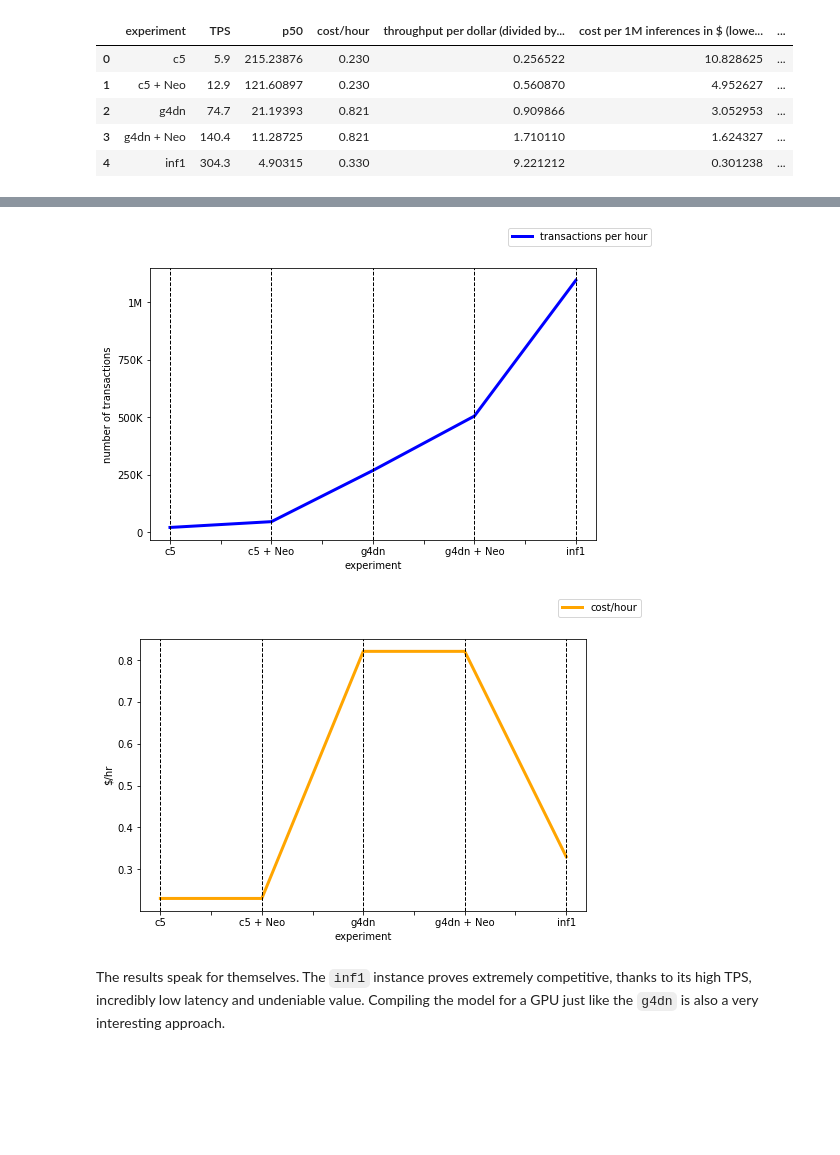
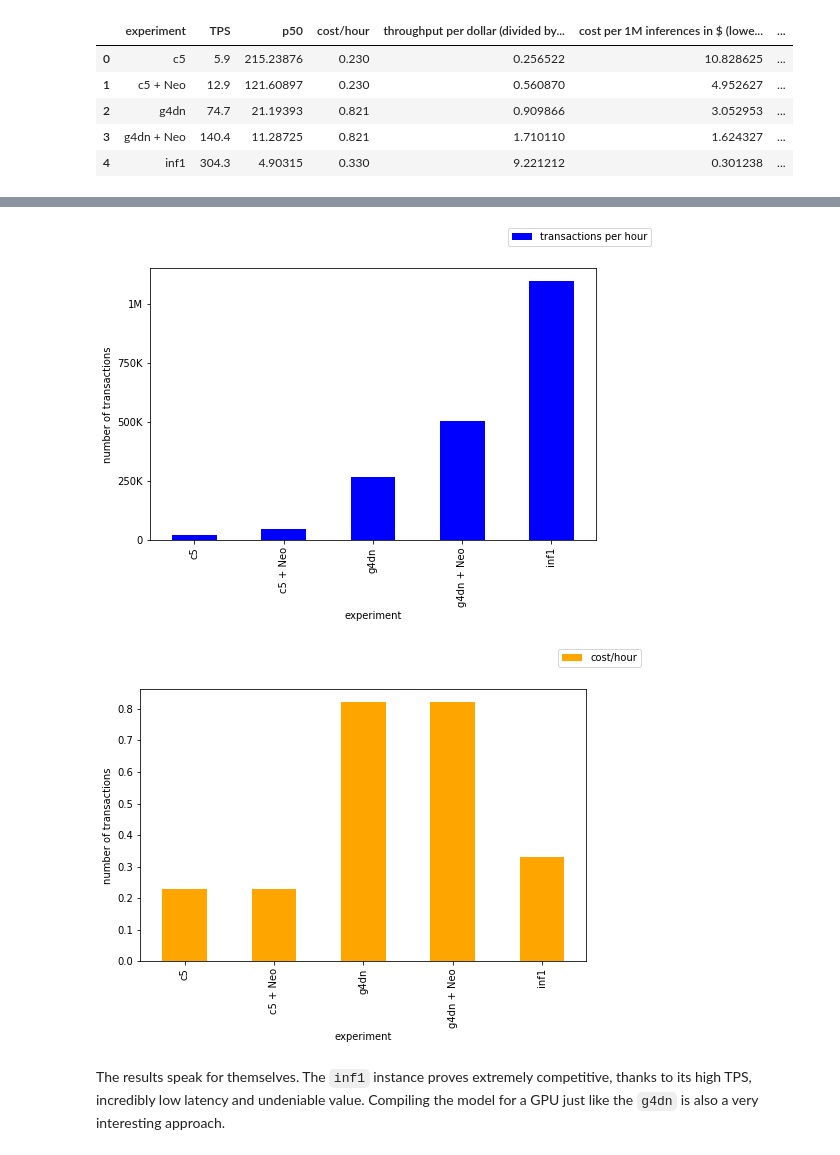
Before and after one commit to aws-samples/sagemaker-benchmarking-accelerators-pretrained-pytorch-resnet50, a Jupyter notebook: resnet50.ipynb, the cells around one changed output, grey strips where cells are left out. Drawn from its saved outputs; the diff is of its cells as text; code cells hidden in the pictures; blank space fills up the shorter version.

```diff
--- a/resnet50.ipynb
+++ b/resnet50.ipynb
@@ -300,24 +300,20 @@ plt.show()
 # %%
-ax = df.plot(x="experiment", y="transactions per hour", legend=False, linewidth=3, color="blue", ylabel="number of transactions")
-for x in df.experiment:
-    plt.axvline(x=x, ls='--', color='black', linewidth=1)
+ax = df.plot(x="experiment", y="transactions per hour", legend=False, kind="bar", color="blue", ylabel="number of transactions")
 ax.figure.legend()
 plt.rcParams["figure.figsize"] = (8,5)
 plt.yticks([0,250000,500000,750000, 1000000], ["0", "250K", "500K", "750K", "1M"])
 plt.savefig('images/transactions-per-hour.png', dpi=300, format='png')
 plt.show()
 # %% [output]
-[figure, old version]
+[figure, new version]
 # %%
-ax = df.plot(x="experiment", y="cost/hour", legend=False, linewidth=3, color="orange", ylabel="$/hr")
-for x in df.experiment:
-    plt.axvline(x=x, ls='--', color='black', linewidth=1)
+ax = df.plot(x="experiment", y="cost/hour", legend=False, kind="bar", color="orange", ylabel="number of transactions")
 ax.figure.legend()
 plt.rcParams["figure.figsize"] = (8,5)
 plt.savefig('images/cost-per-hour.png', dpi=300, format='png')
 plt.show()
 # %% [output]
-[figure, old version]
+[figure, new version]
 # %% [markdown]
 The results speak for themselves. The `inf1` instance proves extremely competitive, thanks to its high TPS, incredibly low latency and undeniable value. Compiling the model for a GPU just like the `g4dn` is also a very interesting approach.
 # %% [markdown]
```
Also changed, not shown: parts of 3 cells of this notebook, 4 other files.
